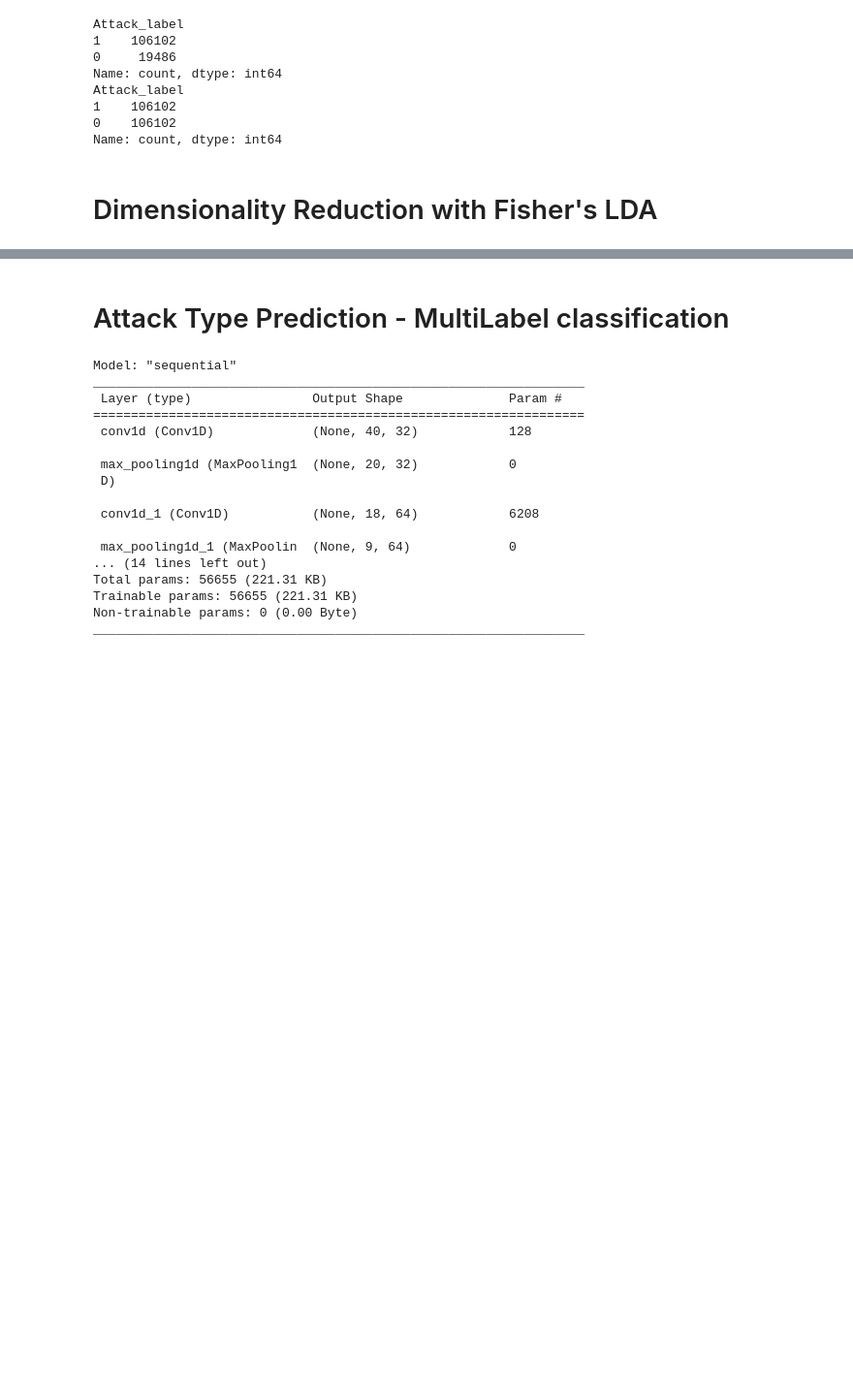
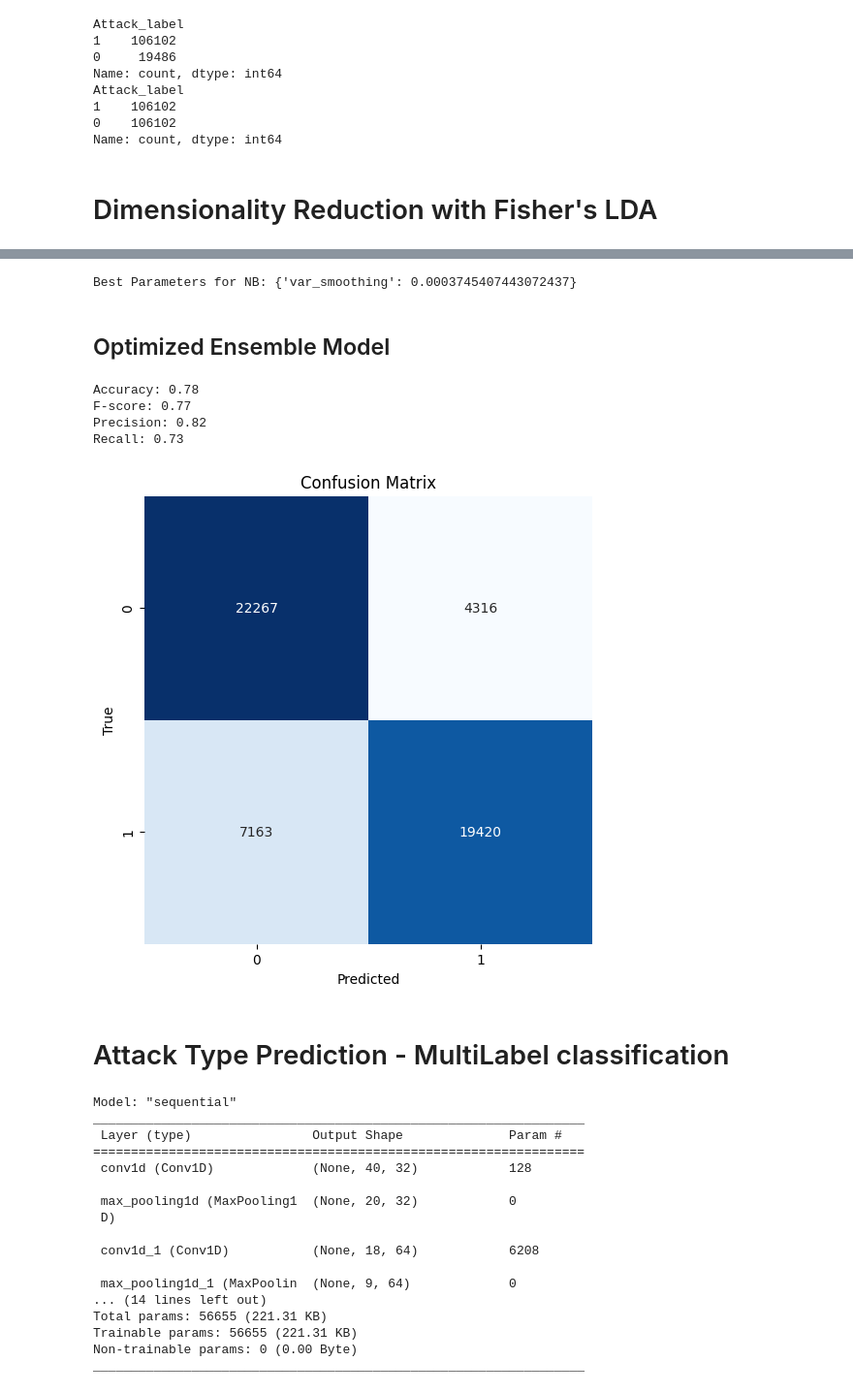
Before and after one commit to lazybug19/Attester_Design, a Jupyter notebook: verifier.ipynb, the cells around one changed output, grey strips where cells are left out. Shown at 97% size. Cells and saved outputs as stored; diff of their text form; code cells hidden in the pictures; blank space fills up the shorter version.

```diff
--- a/verifier.ipynb
+++ b/verifier.ipynb
@@ -425,3 +513,52 @@ F-score: 0.77
+# %%
+# Best hyperparameters
+best_params = optimizerNB.max['params']
+print("Best Parameters for NB:", best_params)
+
+# New Gaussian NB model with the best hyperparameters
+nb_best = GaussianNB(var_smoothing=best_params['var_smoothing'])
+# %% [output]
+Best Parameters for NB: {'var_smoothing': 0.0003745407443072437}
+# %% [markdown]
+## Optimized Ensemble Model
+# %%
+# Max voting ensemble with soft voting
+optimizedModel = VotingClassifier(
+    estimators=[
+        ('rf', rf_best),
+        ('lr', lr_best),
+        ('xgb', xgb_best),
+        ('nb', nb_best)
+    ],
+    voting='soft'
+)
+
+optimizedModel.fit(X_train_scaled, y_train_label_resampled)
+y_pred = optimizedModel.predict(X_test_scaled)
+# %%
+#Evaluation metrics
+accuracy = accuracy_score(y_test_label_resampled, y_pred)
+fscore = f_score(y_test_label_resampled, y_pred)
+prec = precision(y_test_label_resampled, y_pred)
+rec = recall(y_test_label_resampled, y_pred)
+conf_m = confusion_matrix(y_test_label_resampled, y_pred)
+print(f'Accuracy: {accuracy:.2f}')
+print(f'F-score: {fscore:.2f}')
+print(f'Precision: {prec:.2f}')
+print(f'Recall: {rec:.2f}')
+
+plt.figure(figsize=(6, 6))
+sns.heatmap(conf_m, annot=True, fmt="d", cmap="Blues", cbar=False, square=True)
+plt.xlabel("Predicted")
+plt.ylabel("True")
+plt.title("Confusion Matrix")
+plt.show()
+# %% [output]
+Accuracy: 0.78
+F-score: 0.77
+Precision: 0.82
+Recall: 0.73
+[figure, added]
 # %% [markdown]
 # Attack Type Prediction - MultiLabel classification
 # %%
```
Also changed, not shown: parts of 55 cells of this notebook.
